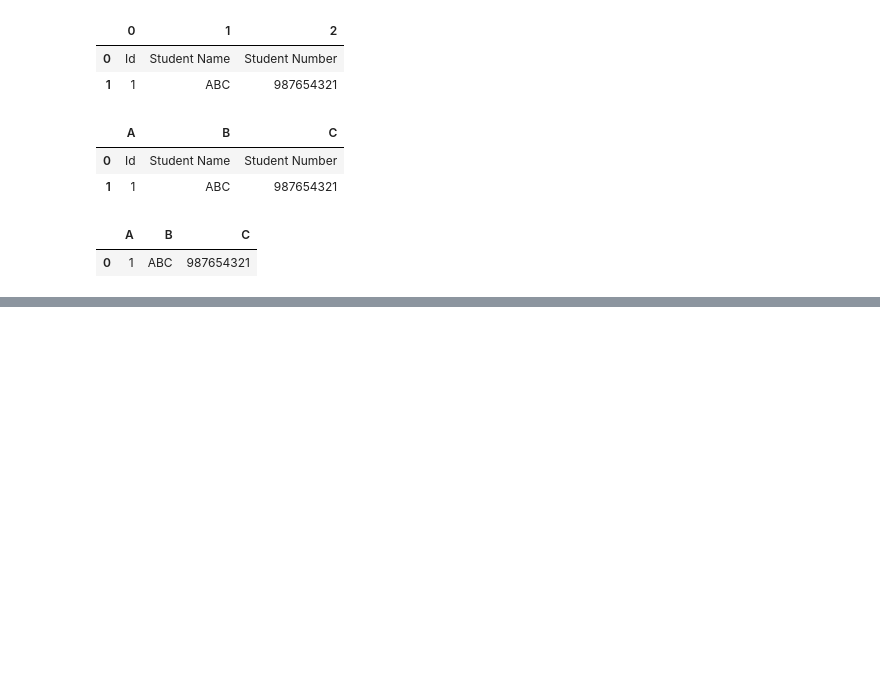
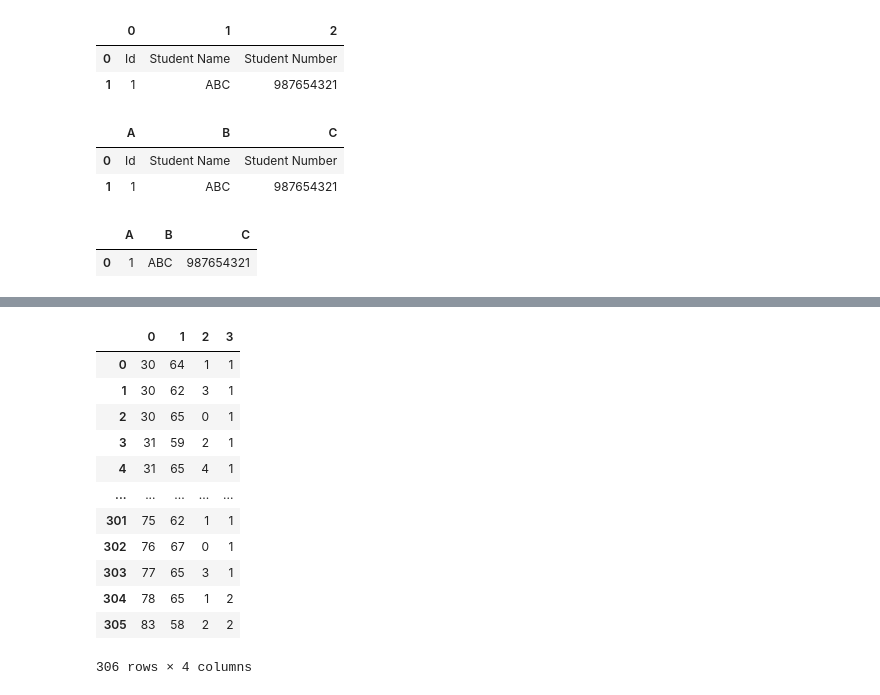
Before and after one commit to singhalharshit/la-python-practice, a Jupyter notebook: DAY_12_Pandas.ipynb, the cells around one changed output, grey strips where cells are left out. Cells and saved outputs as stored; diff of their text form; code cells hidden in the pictures; blank space fills up the shorter version.

```diff
--- a/DAY_12_Pandas.ipynb
+++ b/DAY_12_Pandas.ipynb
@@ -82,0 +150,19 @@ df.tail() # To call last 5 rows
+# %%
+# As we can see that since we don't have any header name in the file so what it has done is it has taken the first row has header. So now we gotta handle and since we know about header function we can easily handle this. Yes header function do works for read_csv also
+
+csv_data_with_default_header=pd.read_csv(r'E:/Coding Practice/la-python-practice/data_testing/haberman.csv',header=None)
+csv_data_with_default_header
+# %% [output]
+|  | 0 | 1 | 2 | 3 |
+| 0 | 30 | 64 | 1 | 1 |
+| 1 | 30 | 62 | 3 | 1 |
+| 2 | 30 | 65 | 0 | 1 |
+| 3 | 31 | 59 | 2 | 1 |
+| 4 | 31 | 65 | 4 | 1 |
+| ... | ... | ... | ... | ... |
+| 301 | 75 | 62 | 1 | 1 |
+| 302 | 76 | 67 | 0 | 1 |
+| 303 | 77 | 65 | 3 | 1 |
+| 304 | 78 | 65 | 1 | 2 |
+| 305 | 83 | 58 | 2 | 2 |
+306 rows × 4 columns
```
Also changed, not shown: parts of 20 cells of this notebook, 2 other files.
